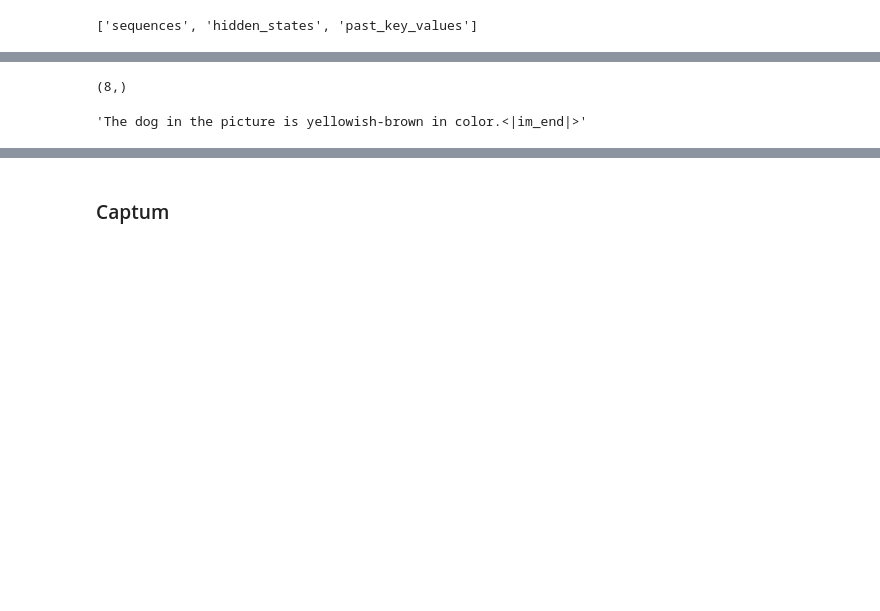
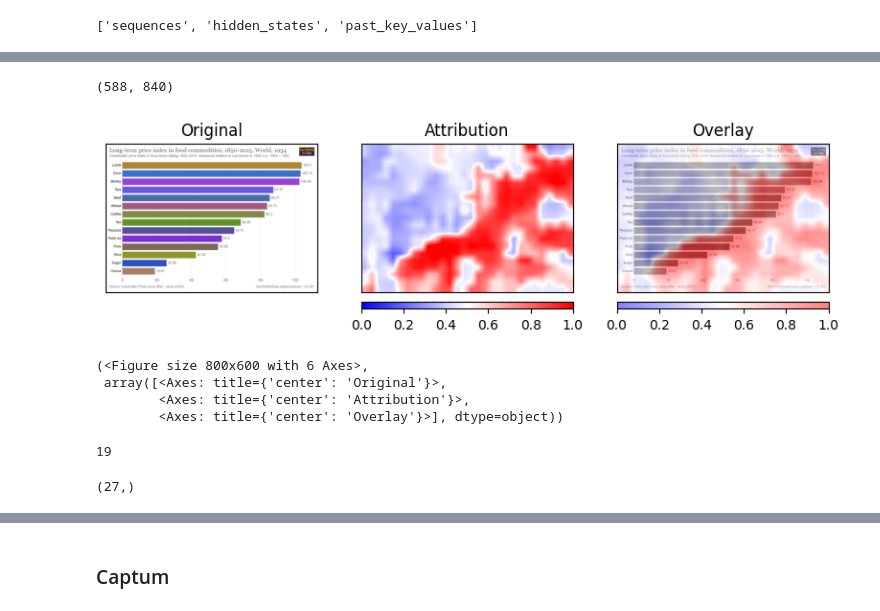
Before and after one commit to serval-uni-lu/xai-vdoc-benchmark, a Jupyter notebook: notebooks/test.ipynb, the cells around one changed output, grey strips where cells are left out. Saved outputs shown, nothing was run; the diff lists cells and outputs as text; code cells hidden in the pictures; blank space fills up the shorter version.

```diff
--- a/notebooks/test.ipynb
+++ b/notebooks/test.ipynb
@@ -1441,6 +1462,0 @@ CUDA call was originally invoked at:
-# %%
-import torch
-print("CUDA available:", torch.cuda.is_available())
-print("GPU count:", torch.cuda.device_count())
-for i in range(torch.cuda.device_count()):
-    print(i, torch.cuda.get_device_name(i))
@@ -2448,4 +2351,0 @@ result["txt_scores_norm"].shape
-# %%
-result["prompt_scores_raw"].shape
-# %% [output]
-(8,)
@@ -2473,9 +2352,55 @@ print(output_text)
-# %%
-input_ids = inputs["input_ids"]
-ctx_len = input_ids.size(1)
-
-gen_ids_new = gen_ids[:, ctx_len:]          # [1, L_gen]  only the newly generated tokens
-
-processor.batch_decode(gen_ids_new, skip_special_tokens=False, clean_up_tokenization_spaces=False)[0]
-# %% [output]
-'The dog in the picture is yellowish-brown in color.<|im_end|>'
+# %%
+import numpy as np
+import cv2
+
+img_scores = result["img_map_norm"]
+img_resized_np = result["raw_img"].astype(np.float32) / 255.0
+
+# img_map = cv2.applyColorMap(img_scores, cv2.COLORMAP_JET)
+# print(img_map.shape)
+h, w, c = img_resized_np.shape
+
+
+img_map = cv2.resize(img_scores, (w, h))
+# %%
+img_map.shape
+# %% [output]
+(588, 840)
+# %%
+from captum.attr import visualization
+from matplotlib.colors import LinearSegmentedColormap
+
+default_cmap = LinearSegmentedColormap.from_list(
+    'red_blue',
+    [
+        (0.0, '#0000ff'),  # blue   (low values)
+        (0.5, '#ffffff'),  # white  (mid)
+        (1.0, '#ff0000'),  # red    (high values)
+    ],
+    N=256,
+)
+
+# img_scores = result["img_map_norm"] / 255.0
+# img_map = cv2.applyColorMap(img_scores, cv2.COLORMAP_JET)
+# img_map = cv2.resize(img_map, (w, h))
+visualization.visualize_image_attr_multiple(
+            #img_map,
+            np.expand_dims(img_map, 2),
+            img_resized_np,
+            methods=["original_image", "heat_map", "blended_heat_map"],
+            signs=["all", "positive", "positive"],
+            show_colorbar=True,
+            titles=["Original", "Attribution", "Overlay"],
+            cmap=default_cmap,
+        )
+# %% [output]
+[figure, added]
+(<Figure size 800x600 with 6 Axes>,
+ array([<Axes: title={'center': 'Original'}>,
+        <Axes: title={'center': 'Attribution'}>,
+        <Axes: title={'center': 'Overlay'}>], dtype=object))
+# %%
+target_token = result["answer_tokens"][target_token_idx]
+target_token
+# %% [output]
+19
@@ -2481,0 +2414,4 @@ processor.batch_decode(gen_ids_new, skip_special_tokens=False, clean_up_tokeniza
+# %%
+prompts_score.shape
+# %% [output]
+(27,)
```
Also changed, not shown: parts of 61 cells of this notebook, 6 other files.
